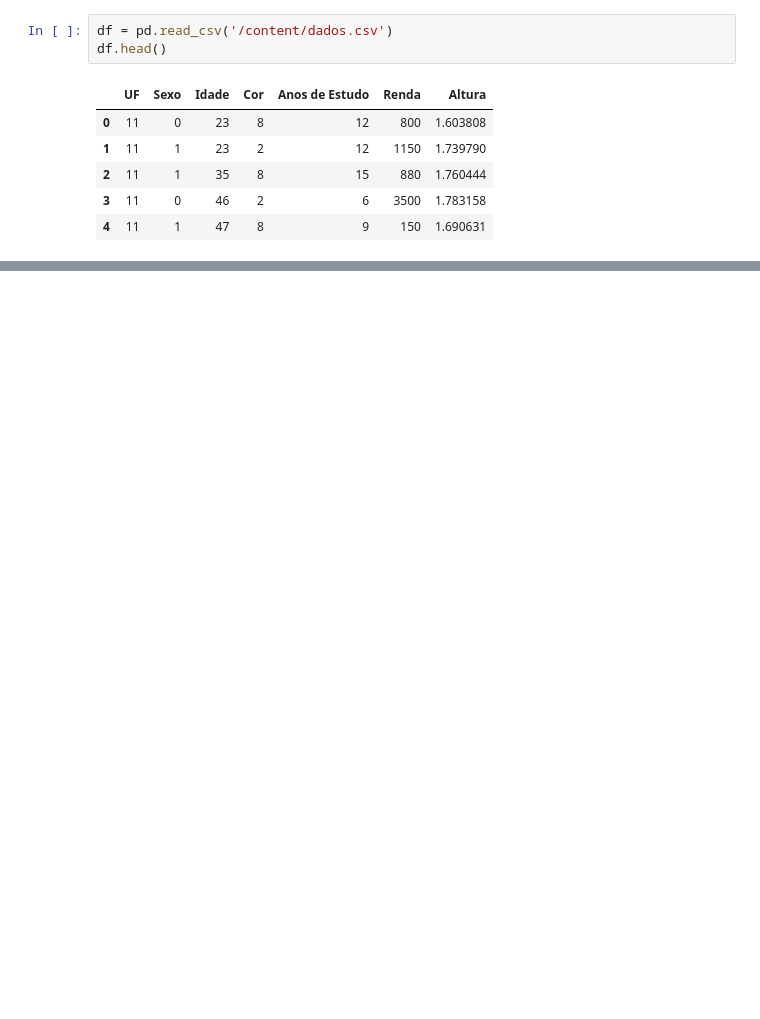
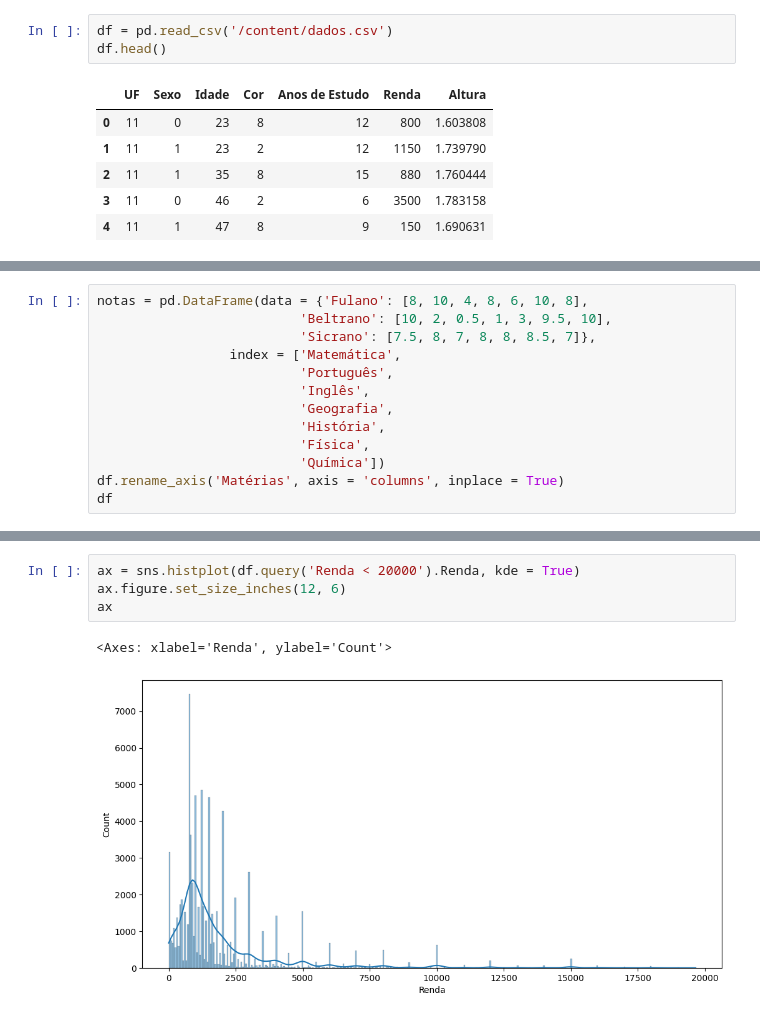
Before and after one commit to Neilton-Cunha/Curso-3-Estatistica-, a Jupyter notebook: Estatística_com_Python_frequências_e_medidas.ipynb, the cells around one changed output, grey strips where cells are left out. Drawn from its saved outputs; the diff is of its cells as text; blank space fills up the shorter version.

```diff
--- a/Estatística_com_Python_frequências_e_medidas.ipynb
+++ b/Estatística_com_Python_frequências_e_medidas.ipynb
@@ -27,0 +338,13 @@ df.head()
+# %%
+notas = pd.DataFrame(data = {'Fulano': [8, 10, 4, 8, 6, 10, 8],
+                          'Beltrano': [10, 2, 0.5, 1, 3, 9.5, 10],
+                          'Sicrano': [7.5, 8, 7, 8, 8, 8.5, 7]},
+                 index = ['Matemática',
+                          'Português',
+                          'Inglês',
+                          'Geografia',
+                          'História',
+                          'Física',
+                          'Química'])
+df.rename_axis('Matérias', axis = 'columns', inplace = True)
+df
@@ -27,0 +616,7 @@ df.head()
+# %%
+ax = sns.histplot(df.query('Renda < 20000').Renda, kde = True)
+ax.figure.set_size_inches(12, 6)
+ax
+# %% [output]
+<Axes: xlabel='Renda', ylabel='Count'>
+[figure, added]
```
Also changed, not shown: parts of 112 cells of this notebook.
